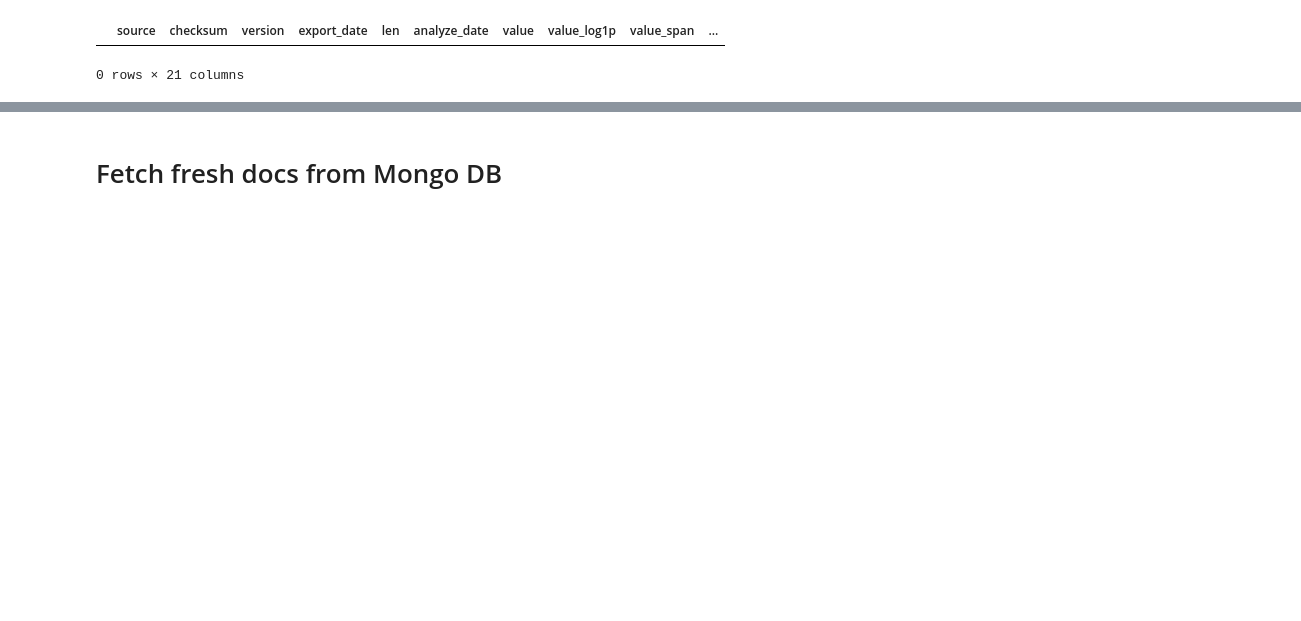
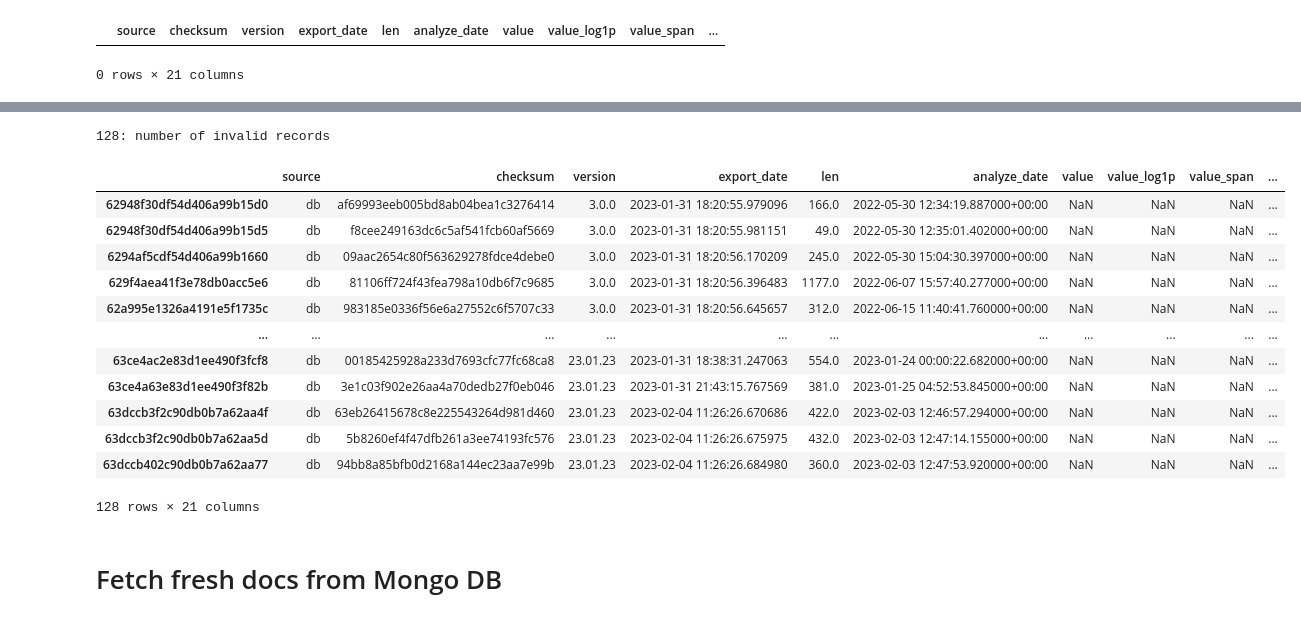
Before and after one commit to LitJane/analyser, a Jupyter notebook: trainsets/export_trainset.ipynb, the cells around one changed output, grey strips where cells are left out. Saved outputs shown, nothing was run; the diff lists cells and outputs as text; code cells hidden in the pictures; blank space fills up the shorter version.

```diff
--- a/trainsets/export_trainset.ipynb
+++ b/trainsets/export_trainset.ipynb
@@ -541,3 +488,22 @@ stats[stats['valid']==False]
+# %%
+invalid = stats[stats['valid']==False]
+print(f'{len(invalid)}: number of invalid records')
+invalid
+# %% [output]
+128: number of invalid records
+|  | source | checksum | version | export_date | len | analyze_date | value | value_log1p | value_span | ... |
+| 62948f30df54d406a99b15d0 | db | af69993eeb005bd8ab04bea1c3276414 | 3.0.0 | 2023-01-31 18:20:55.979096 | 166.0 | 2022-05-30 12:34:19.887000+00:00 | NaN | NaN | NaN | ... |
+| 62948f30df54d406a99b15d5 | db | f8cee249163dc6c5af541fcb60af5669 | 3.0.0 | 2023-01-31 18:20:55.981151 | 49.0 | 2022-05-30 12:35:01.402000+00:00 | NaN | NaN | NaN | ... |
+| 6294af5cdf54d406a99b1660 | db | 09aac2654c80f563629278fdce4debe0 | 3.0.0 | 2023-01-31 18:20:56.170209 | 245.0 | 2022-05-30 15:04:30.397000+00:00 | NaN | NaN | NaN | ... |
+| 629f4aea41f3e78db0acc5e6 | db | 81106ff724f43fea798a10db6f7c9685 | 3.0.0 | 2023-01-31 18:20:56.396483 | 1177.0 | 2022-06-07 15:57:40.277000+00:00 | NaN | NaN | NaN | ... |
+| 62a995e1326a4191e5f1735c | db | 983185e0336f56e6a27552c6f5707c33 | 3.0.0 | 2023-01-31 18:20:56.645657 | 312.0 | 2022-06-15 11:40:41.760000+00:00 | NaN | NaN | NaN | ... |
+| ... | ... | ... | ... | ... | ... | ... | ... | ... | ... | ... |
+| 63ce4ac2e83d1ee490f3fcf8 | db | 00185425928a233d7693cfc77fc68ca8 | 23.01.23 | 2023-01-31 18:38:31.247063 | 554.0 | 2023-01-24 00:00:22.682000+00:00 | NaN | NaN | NaN | ... |
+| 63ce4a63e83d1ee490f3f82b | db | 3e1c03f902e26aa4a70dedb27f0eb046 | 23.01.23 | 2023-01-31 21:43:15.767569 | 381.0 | 2023-01-25 04:52:53.845000+00:00 | NaN | NaN | NaN | ... |
+| 63dccb3f2c90db0b7a62aa4f | db | 63eb26415678c8e225543264d981d460 | 23.01.23 | 2023-02-04 11:26:26.670686 | 422.0 | 2023-02-03 12:46:57.294000+00:00 | NaN | NaN | NaN | ... |
+| 63dccb3f2c90db0b7a62aa5d | db | 5b8260ef4f47dfb261a3ee74193fc576 | 23.01.23 | 2023-02-04 11:26:26.675975 | 432.0 | 2023-02-03 12:47:14.155000+00:00 | NaN | NaN | NaN | ... |
+| 63dccb402c90db0b7a62aa77 | db | 94bb8a85bfb0d2168a144ec23aa7e99b | 23.01.23 | 2023-02-04 11:26:26.684980 | 360.0 | 2023-02-03 12:47:53.920000+00:00 | NaN | NaN | NaN | ... |
+128 rows × 21 columns
 # %%
 # !tail /root/artem/work/contract_trainset_meta.temp.csv
 # %% [markdown]
```
Also changed, not shown: parts of 50 cells of this notebook, 6 other files.
